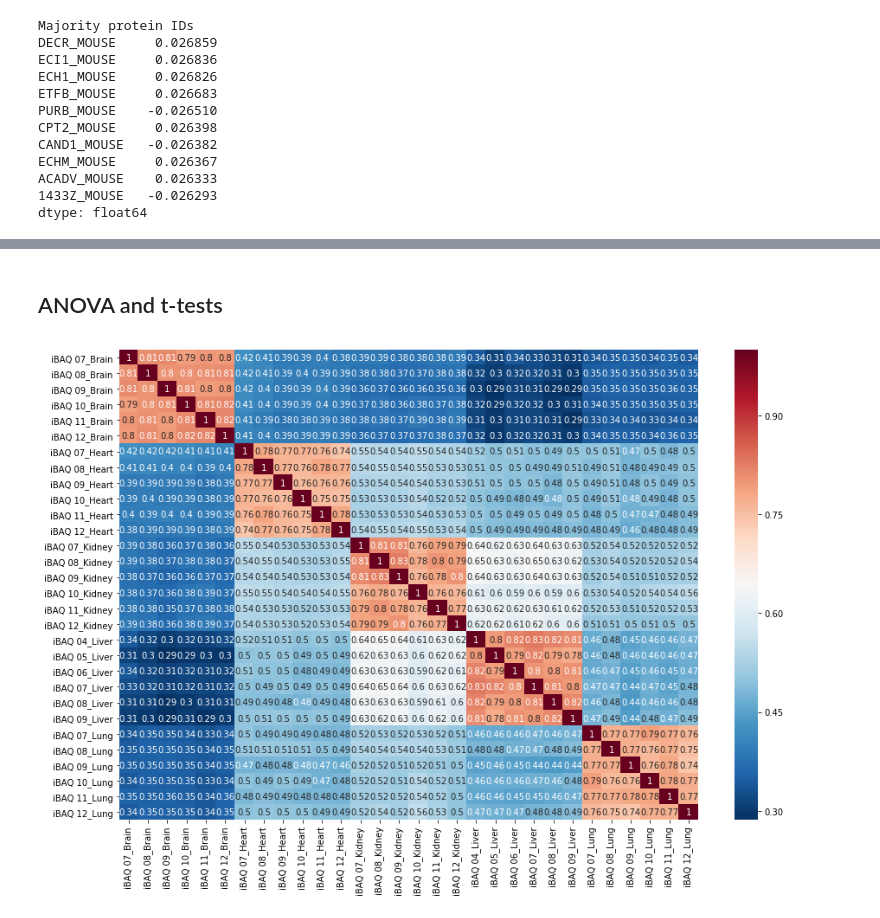
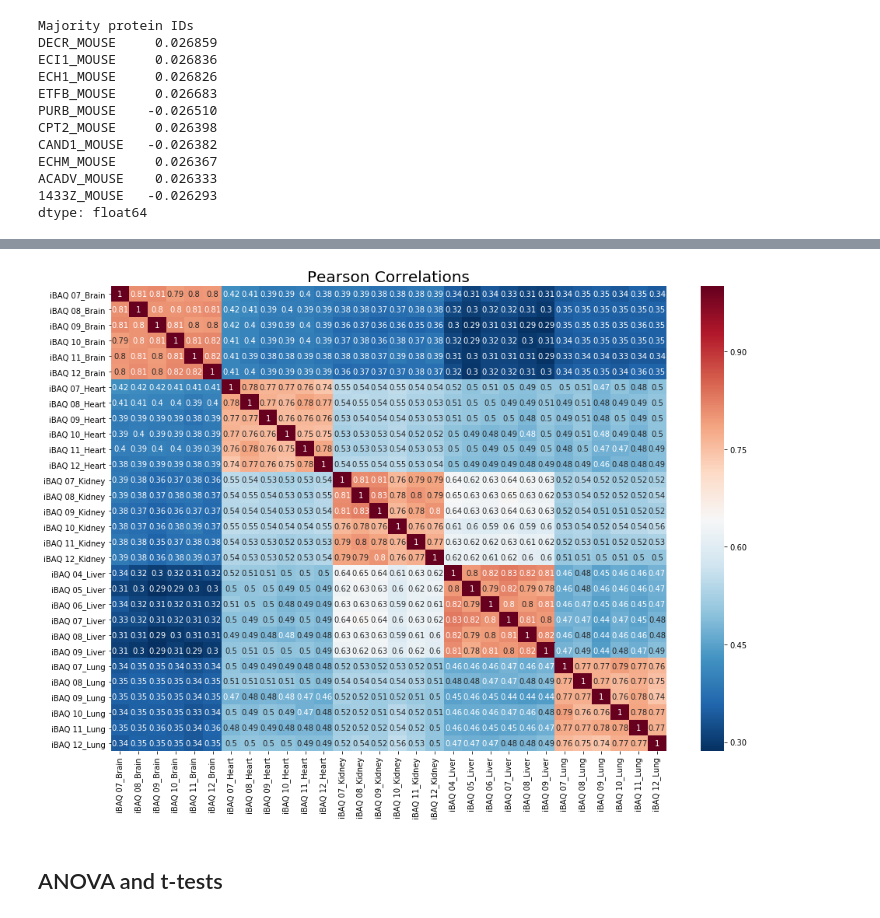
Before and after one commit to PNNL-Comp-Mass-Spec/Tissue_Classification, a Jupyter notebook: MaxQuant_Postprocessing.ipynb, the cells around one changed output, grey strips where cells are left out. Drawn from its saved outputs; the diff is of its cells as text; code cells hidden in the pictures.

Commit message:
Writing images out to files

```diff
--- a/MaxQuant_Postprocessing.ipynb
+++ b/MaxQuant_Postprocessing.ipynb
@@ -364,0 +376,22 @@ dtype: float64
+# %%
+#########################
+#
+# Pearson correlation of the samples compared to each other
+#
+#########################
+
+fig, ax = plt.subplots(figsize = (16, 11))
+ax.set_title('Pearson Correlations', size = 20)
+
+corr = iBAQ_df.corr(method = 'pearson')
+sns.heatmap(corr,
+            xticklabels = corr.columns.values,
+            yticklabels = corr.columns.values,
+            annot = True, # Show numerical values in each box
+            cmap = "RdBu_r",
+            ax = ax)
+
+plt.savefig(r'D:\Images\Pearson_Corr.pdf')
+plt.show()
+# %% [output]
+[figure, added]
@@ -365,25 +404,5 @@ dtype: float64
 # %% [markdown]
 ## ANOVA and t-tests
-# %%
-#########################
-#
-# Pearson correlation of the samples compared to each other
-#
-#########################
-
-fig, ax = plt.subplots(figsize = (15,10))
-
-corr = iBAQ_df.corr(method = 'pearson')
-sns.heatmap(corr,
-            xticklabels = corr.columns.values,
-            yticklabels = corr.columns.values,
-            annot = True,
-            cmap = "RdBu_r",
-            ax = ax)
-
-plt.show()
-# %% [output]
-[figure, removed]
 # %%
 # Extract individual groups
 
```
Also changed, not shown: parts of 10 cells of this notebook.
